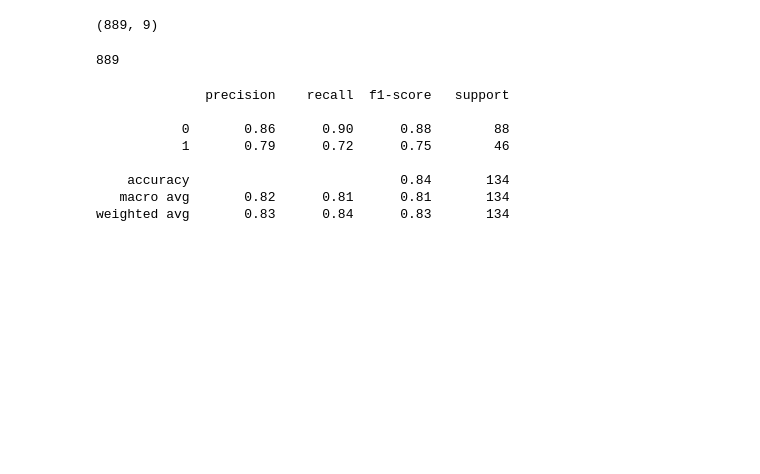
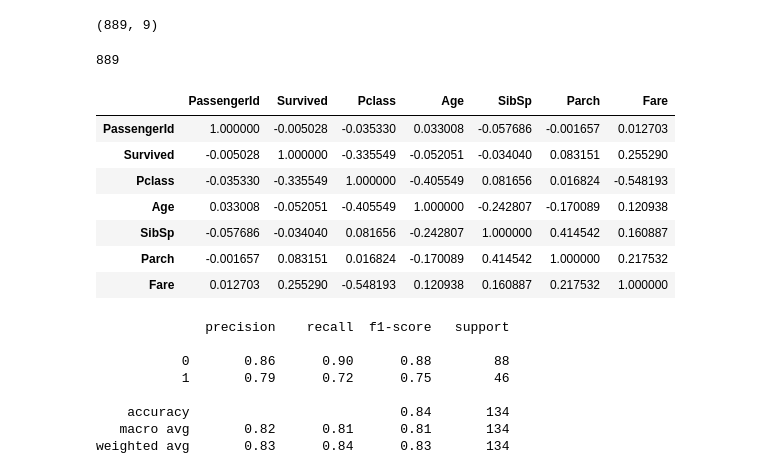
Before and after one commit to MTS2AM/Projects, a Jupyter notebook: titanic/Titanic.ipynb, the cells around one changed output. Saved outputs shown, nothing was run; the diff lists cells and outputs as text; code cells hidden in the pictures; blank space fills up the shorter version.

```diff
--- a/titanic/Titanic.ipynb
+++ b/titanic/Titanic.ipynb
@@ -241,6 +241,17 @@ scaler = StandardScaler()
 
 scaled_X_wtrain =scaler.fit_transform(X_dtrain)
 scaled_X_wtest = scaler.transform(X_dtest)
+# %%
+df.corr()
+# %% [output]
+|  | PassengerId | Survived | Pclass | Age | SibSp | Parch | Fare |
+| PassengerId | 1.000000 | -0.005028 | -0.035330 | 0.033008 | -0.057686 | -0.001657 | 0.012703 |
+| Survived | -0.005028 | 1.000000 | -0.335549 | -0.052051 | -0.034040 | 0.083151 | 0.255290 |
+| Pclass | -0.035330 | -0.335549 | 1.000000 | -0.405549 | 0.081656 | 0.016824 | -0.548193 |
+| Age | 0.033008 | -0.052051 | -0.405549 | 1.000000 | -0.242807 | -0.170089 | 0.120938 |
+| SibSp | -0.057686 | -0.034040 | 0.081656 | -0.242807 | 1.000000 | 0.414542 | 0.160887 |
+| Parch | -0.001657 | 0.083151 | 0.016824 | -0.170089 | 0.414542 | 1.000000 | 0.217532 |
+| Fare | 0.012703 | 0.255290 | -0.548193 | 0.120938 | 0.160887 | 0.217532 | 1.000000 |
 # %%
 from sklearn.ensemble import AdaBoostClassifier
 from sklearn.linear_model import LogisticRegression
```
Also changed, not shown: parts of 12 cells of this notebook, 13 other files.
